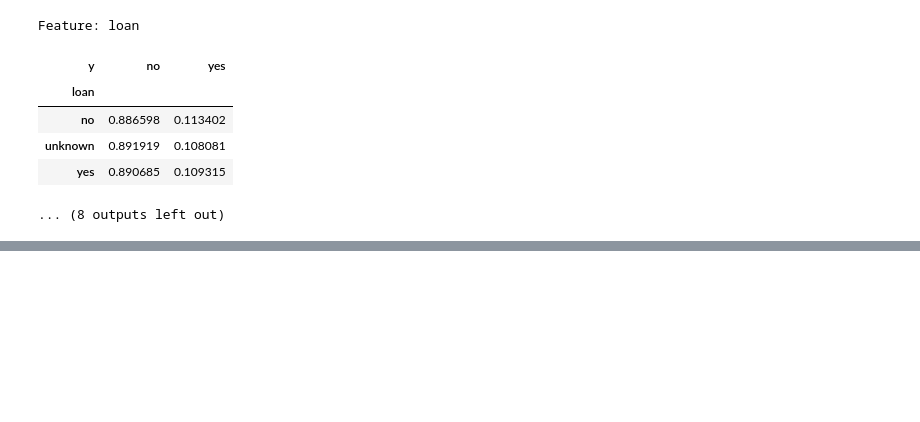
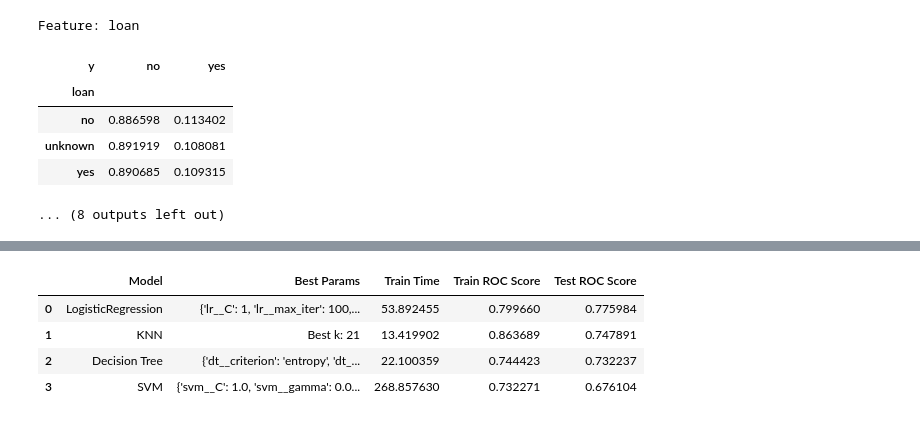
Before and after one commit to AriAlas/ml-comparing-classifiers, a Jupyter notebook: comparing-classifiers.ipynb, the cells around one changed output, grey strips where cells are left out. Cells and saved outputs as stored; diff of their text form; code cells hidden in the pictures; blank space fills up the shorter version.

```diff
--- a/comparing-classifiers.ipynb
+++ b/comparing-classifiers.ipynb
@@ -493,3 +486,22 @@ Best SVM test accuracy: 0.937057313386647
+# %%
+############# RESULT OF MODELS ABOVE #############
+
+result = {
+    'Model': ['LogisticRegression', 'KNN', 'Decision Tree', 'SVM'],
+    'Best Params': [best_lr_params, f'Best k: {best_k}', best_dt_params, best_svm_params],
+    'Train Time': [lr_end_time - lr_start_time, knn_end_time - knn_start_time, dt_end_time - dt_start_time, svm_end_time - svm_start_time],
+    'Train ROC Score': [lr_train_auc, knn_train_auc, dt_train_auc, svm_train_auc],
+    'Test ROC Score': [lr_test_auc, knn_test_auc, dt_test_auc, svm_test_auc]
+}
+
+df_result = pd.DataFrame(result)
+df_result
+# %% [output]
+|  | Model | Best Params | Train Time | Train ROC Score | Test ROC Score |
+| 0 | LogisticRegression | {'lr__C': 1, 'lr__max_iter': 100,... | 53.892455 | 0.799660 | 0.775984 |
+| 1 | KNN | Best k: 21 | 13.419902 | 0.863689 | 0.747891 |
+| 2 | Decision Tree | {'dt__criterion': 'entropy', 'dt_... | 22.100359 | 0.744423 | 0.732237 |
+| 3 | SVM | {'svm__C': 1.0, 'svm__gamma': 0.0... | 268.857630 | 0.732271 | 0.676104 |
 # %%
 ############# MODELS VISUALIZATION #############
 
```
Also changed, not shown: parts of 11 cells of this notebook, 1 other file.
